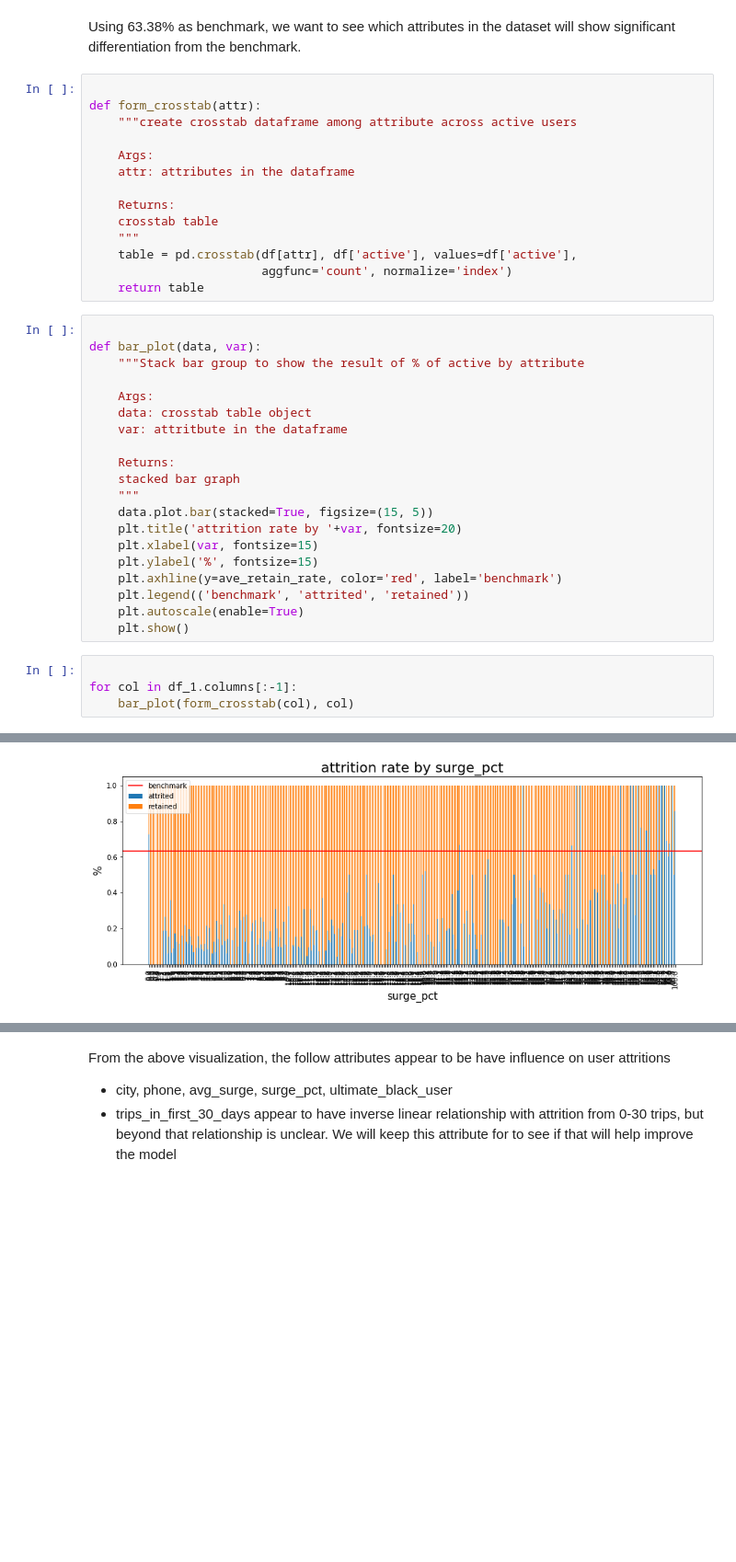
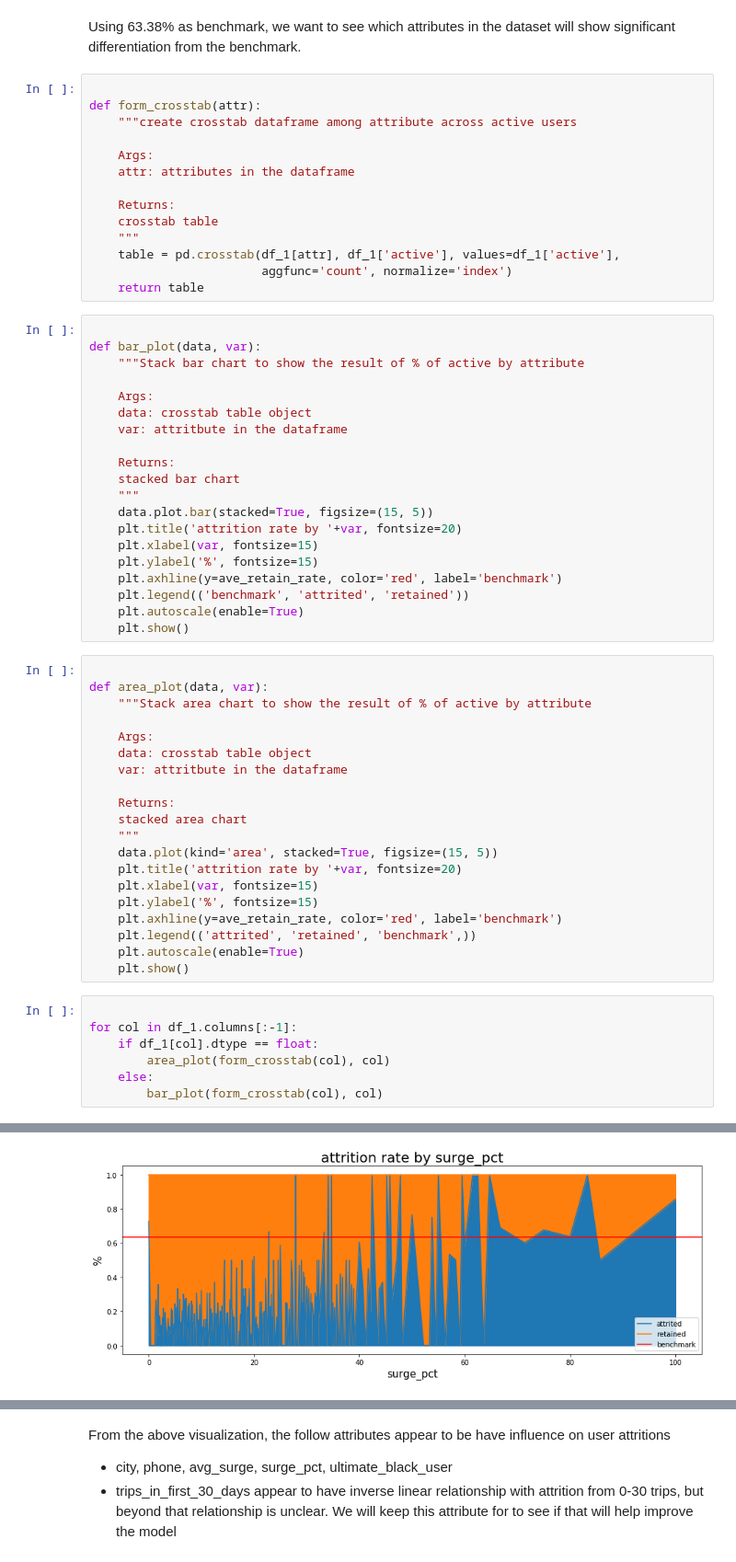
Before and after one commit to sittingman/takehome_proj, a Jupyter notebook: ultimate_challenge/part_3.ipynb, the cells around one changed output, grey strips where cells are left out. Shown: that part at 92% size. Saved outputs shown, nothing was run; the diff lists cells and outputs as text; blank space fills up the shorter version.

```diff
--- a/ultimate_challenge/part_3.ipynb
+++ b/ultimate_challenge/part_3.ipynb
@@ -114,20 +123,20 @@ def form_crosstab(attr):
     Returns:
     crosstab table
     """
-    table = pd.crosstab(df[attr], df['active'], values=df['active'],
+    table = pd.crosstab(df_1[attr], df_1['active'], values=df_1['active'],
                         aggfunc='count', normalize='index')
     return table
 # %%
 
 def bar_plot(data, var):
-    """Stack bar group to show the result of % of active by attribute
+    """Stack bar chart to show the result of % of active by attribute
 
     Args:
     data: crosstab table object
     var: attritbute in the dataframe
 
     Returns:
-    stacked bar graph
+    stacked bar chart
     """
     data.plot.bar(stacked=True, figsize=(15, 5))
     plt.title('attrition rate by '+var, fontsize=20)
@@ -137,10 +146,33 @@ def bar_plot(data, var):
     plt.legend(('benchmark', 'attrited', 'retained'))
     plt.autoscale(enable=True)
     plt.show()
+# %%
+
+def area_plot(data, var):
+    """Stack area chart to show the result of % of active by attribute
+
+    Args:
+    data: crosstab table object
+    var: attritbute in the dataframe
+
+    Returns:
+    stacked area chart
+    """
+    data.plot(kind='area', stacked=True, figsize=(15, 5))
+    plt.title('attrition rate by '+var, fontsize=20)
+    plt.xlabel(var, fontsize=15)
+    plt.ylabel('%', fontsize=15)
+    plt.axhline(y=ave_retain_rate, color='red', label='benchmark')
+    plt.legend(('attrited', 'retained', 'benchmark',))
+    plt.autoscale(enable=True)
+    plt.show()
 # %%
 
 for col in df_1.columns[:-1]:
-    bar_plot(form_crosstab(col), col)
+    if df_1[col].dtype == float:
+        area_plot(form_crosstab(col), col)
+    else:
+        bar_plot(form_crosstab(col), col)
 # %% [output]
 [figure]
 [figure]
@@ -149,3 +181,3 @@ for col in df_1.columns[:-1]:
 [figure]
-[figure, old version]
+[figure, new version]
 [figure]
```
Also changed, not shown: parts of 13 cells of this notebook.
